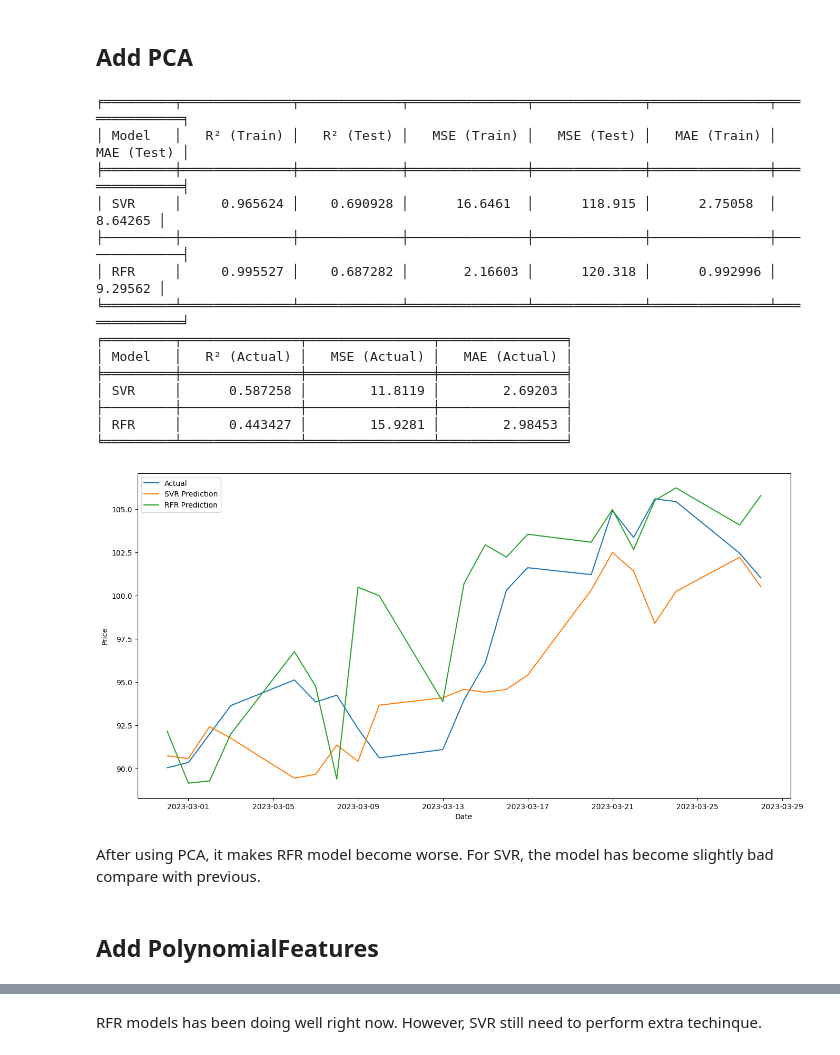
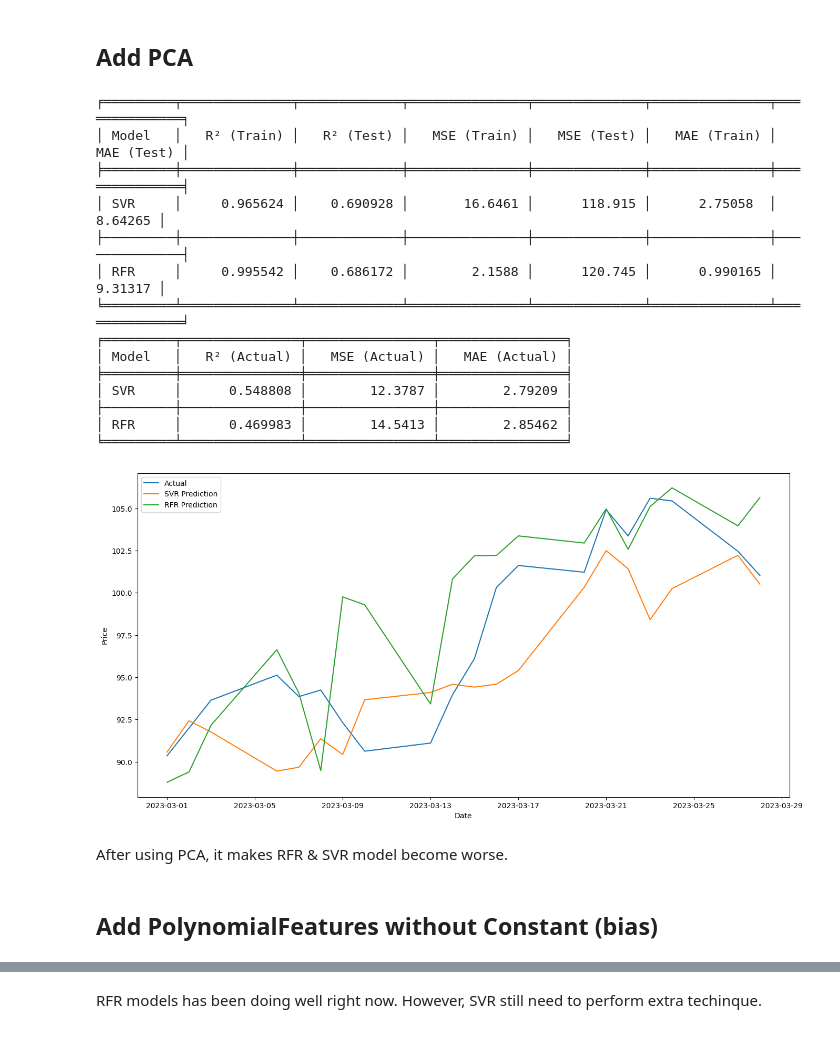
Before and after one commit to RonKu01/Stock_Market_Price_Prediction_System, a Jupyter notebook: new_fyp.ipynb, the cells around one changed output, grey strips where cells are left out. Drawn from its saved outputs; the diff is of its cells as text; code cells hidden in the pictures.

```diff
--- a/new_fyp.ipynb
+++ b/new_fyp.ipynb
@@ -623,17 +508,13 @@ scaler = MinMaxScaler(feature_range=(0, 1))
 X_train = scaler.fit_transform(X_train)
 X_test = scaler.transform(X_test)
 
-# Fit the SVR model with a constant term
-X_train_with_const = np.c_[X_train, np.ones(X_train.shape[0])]
-X_test_with_const = np.c_[X_test, np.ones(X_test.shape[0])]
-
 # Initialize the PCA model:
-pca_model = PCA(n_components=6)
+pca_model = PCA(n_components=5)
 
 # Fit the PCA model to the training data:
-pca_model.fit(X_train_with_const)
-X_train_pca = pca_model.transform(X_train_with_const)
-X_test_pca = pca_model.transform(X_test_with_const)
+pca_model.fit(X_train)
+X_train_pca = pca_model.transform(X_train)
+X_test_pca = pca_model.transform(X_test)
 
 # Build SVR model
 svr_model = SVR(kernel='linear', C=10, gamma='auto')
@@ -657,8 +538,7 @@ last_n_days_df = pd.DataFrame(
     last_n_days, columns=X.columns)
 
 X_pred = scaler.transform(last_n_days_df)
-X_pred_with_const = np.c_[X_pred, np.ones(X_pred.shape[0])]
-X_pred_pca = pca_model.transform(X_pred_with_const)
+X_pred_pca = pca_model.transform(X_pred)
 
 # Make predictions for the next 30 days using the SVR & RFR model
 y_svr_pred = svr_model.predict(X_pred_pca)
@@ -685,42 +565,42 @@ mae_rfr_actual = mean_absolute_error(
     df_combined['Close'], df_combined['RFR Prediction'])
 
 # Create a table to display the evaluation metrics for both SVR and RFR models
 table = [["Model", "R² (Actual)", "MSE (Actual)", "MAE (Actual)"],
          ["SVR", r2_svr_actual, mse_svr_actual, mae_svr_actual],
          ["RFR", r2_rfr_actual, mse_rfr_actual, mae_rfr_actual]]
 print(tabulate(table, headers="firstrow", tablefmt="fancy_grid"))
 
 # Plot the actual price and the predictions
 plt.figure(figsize=(16, 8))
 plt.plot(df_combined.index, df_combined['Close'], label='Actual')
 plt.plot(df_combined.index,
          df_combined['SVR Prediction'], label='SVR Prediction')
 plt.plot(df_combined.index,
          df_combined['RFR Prediction'], label='RFR Prediction')
 plt.xlabel('Date')
 plt.ylabel('Price')
 plt.legend()
 plt.show()
 # %% [output]
 ╒═════════╤══════════════╤═════════════╤═══════════════╤══════════════╤═══════════════╤══════════════╕
 │ Model   │   R² (Train) │   R² (Test) │   MSE (Train) │   MSE (Test) │   MAE (Train) │   MAE (Test) │
 ╞═════════╪══════════════╪═════════════╪═══════════════╪══════════════╪═══════════════╪══════════════╡
-│ SVR     │     0.965624 │    0.690928 │      16.6461  │      118.915 │      2.75058  │      8.64265 │
+│ SVR     │     0.965624 │    0.690928 │       16.6461 │      118.915 │      2.75058  │      8.64265 │
 ├─────────┼──────────────┼─────────────┼───────────────┼──────────────┼───────────────┼──────────────┤
-│ RFR     │     0.995527 │    0.687282 │       2.16603 │      120.318 │      0.992996 │      9.29562 │
+│ RFR     │     0.995542 │    0.686172 │        2.1588 │      120.745 │      0.990165 │      9.31317 │
 ╘═════════╧══════════════╧═════════════╧═══════════════╧══════════════╧═══════════════╧══════════════╛
 ╒═════════╤═══════════════╤════════════════╤════════════════╕
 │ Model   │   R² (Actual) │   MSE (Actual) │   MAE (Actual) │
 ╞═════════╪═══════════════╪════════════════╪════════════════╡
-│ SVR     │      0.587258 │        11.8119 │        2.69203 │
+│ SVR     │      0.548808 │        12.3787 │        2.79209 │
 ├─────────┼───────────────┼────────────────┼────────────────┤
-│ RFR     │      0.443427 │        15.9281 │        2.98453 │
+│ RFR     │      0.469983 │        14.5413 │        2.85462 │
 ╘═════════╧═══════════════╧════════════════╧════════════════╛
-[figure, old version]
+[figure, new version]
 # %% [markdown]
-After using PCA, it makes RFR model become worse. For SVR, the model has become slightly bad compare with previous.
+After using PCA, it makes RFR & SVR model become worse.
 # %% [markdown]
-## Add PolynomialFeatures
+## Add PolynomialFeatures without Constant (bias)
 # %%
 # Download historical price data from Yahoo Finance and store in a pandas DataFrame
 df = yf.download("GOOGL", start='2015-03-01', end='2023-03-01', progress=False)
```
Also changed, not shown: parts of 24 cells of this notebook.
